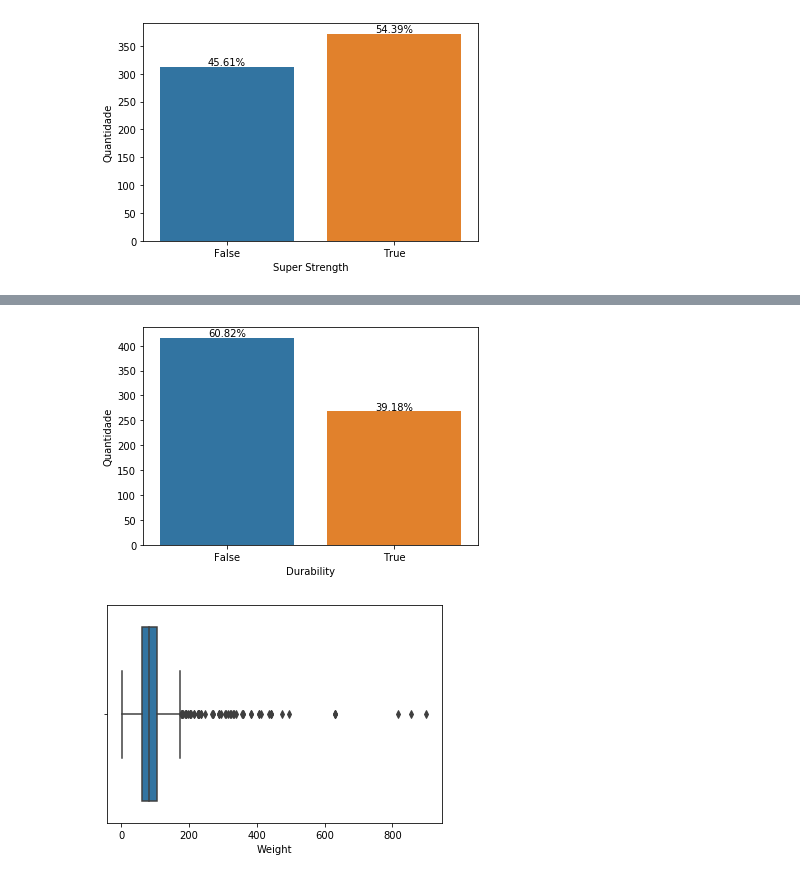
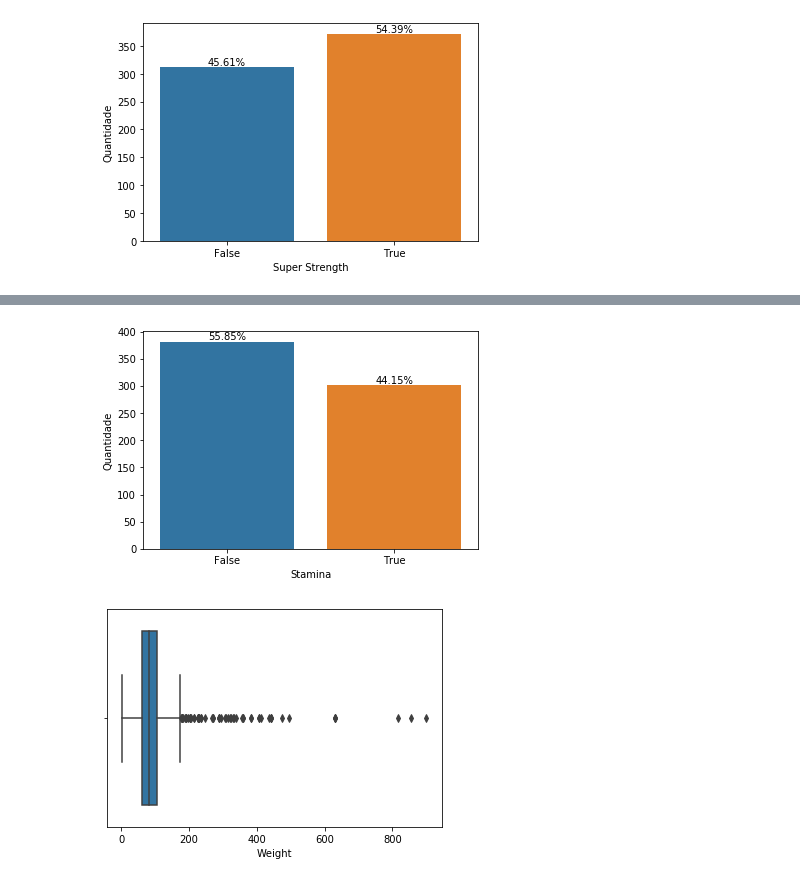
Before and after one commit to Franzx41/MD_1, a Jupyter notebook: exploratory analysis and visualizations.ipynb, the cells around one changed output, grey strips where cells are left out. Saved outputs shown, nothing was run; the diff lists cells and outputs as text; code cells hidden in the pictures.

Commit message:
add more visualization and organizing predicions

```diff
--- a/exploratory analysis and visualizations.ipynb
+++ b/exploratory analysis and visualizations.ipynb
@@ -162,18 +174,18 @@ plt.show()
 # %%
 # Para escolher qual será o ultimo valor que vamos prever podemos procurar por um poder com valores bem
 # simetricos (balanceados) entre quem tem e quem não tem, pois provavelmente será mais facil de prever
-ax = sns.countplot(x="Durability", data=data)
+ax = sns.countplot(x="Stamina", data=data)
 total = data['Durability'].count()
 ax.set(ylabel='Quantidade')
 for p in ax.patches:
     height = p.get_height()
     ax.text(p.get_x()+p.get_width()/2.,
             height + 3,
             '{:1.2f}%'.format((height/total)*100),
             ha="center")
 plt.show()
 # %% [output]
-[figure, old version]
+[figure, new version]
 # %%
 ax = sns.boxplot(x=data["Weight"])
 # %% [output]
```
Also changed, not shown: parts of 3 cells of this notebook, 2 other files.
